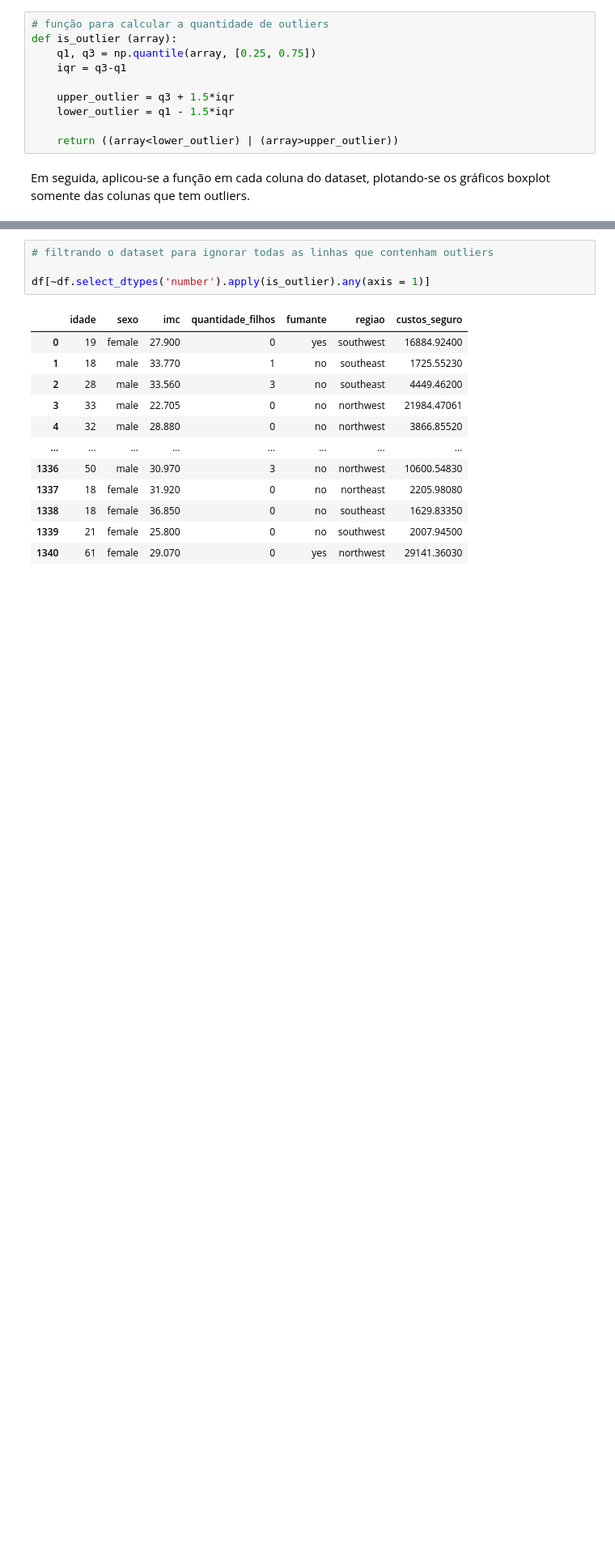
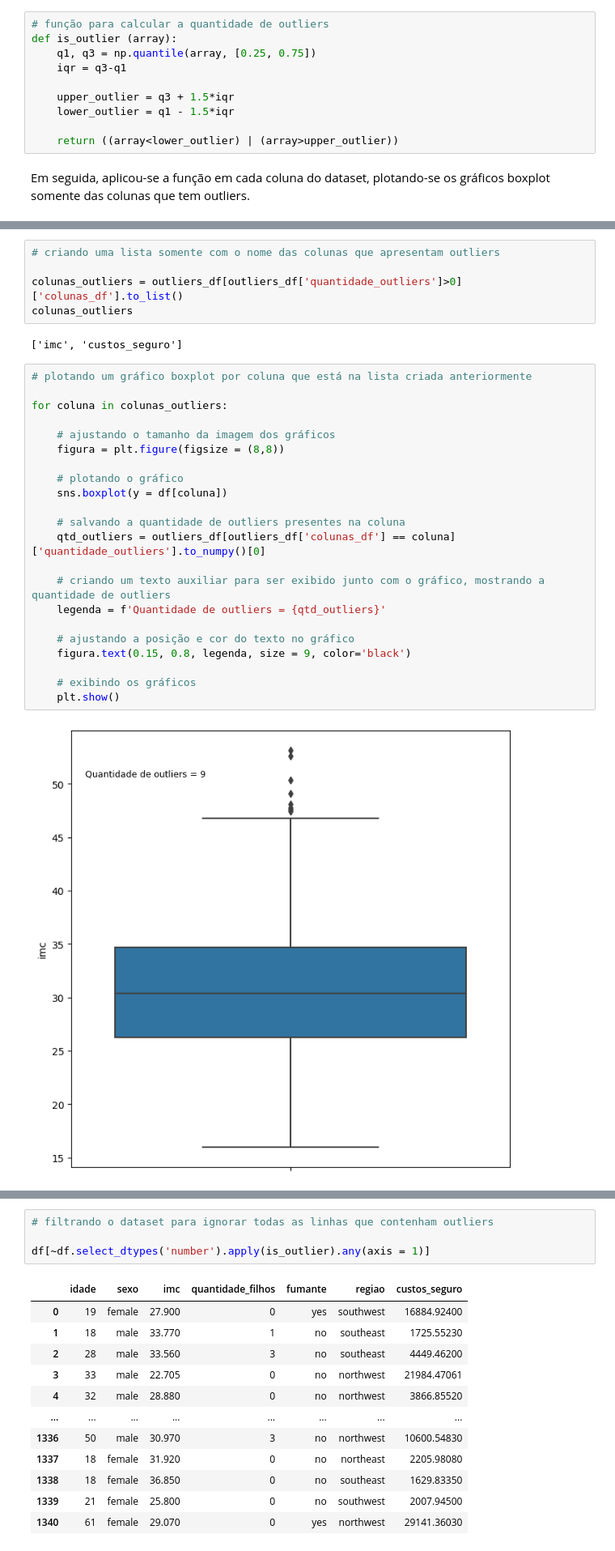
Before and after one commit to rfprates/regressao_seguro, a Jupyter notebook: case_preco_seguros.ipynb, the cells around one changed output, grey strips where cells are left out. Shown: that part at 81% size. Cells and saved outputs as stored; diff of their text form; blank space fills up the shorter version.

```diff
--- a/case_preco_seguros.ipynb
+++ b/case_preco_seguros.ipynb
@@ -186,0 +176,31 @@ for coluna in colunas_outliers:
+# %%
+# criando uma lista somente com o nome das colunas que apresentam outliers
+
+colunas_outliers = outliers_df[outliers_df['quantidade_outliers']>0]['colunas_df'].to_list()
+colunas_outliers
+# %% [output]
+['imc', 'custos_seguro']
+# %%
+# plotando um gráfico boxplot por coluna que está na lista criada anteriormente
+
+for coluna in colunas_outliers:
+
+    # ajustando o tamanho da imagem dos gráficos
+    figura = plt.figure(figsize = (8,8))
+
+    # plotando o gráfico
+    sns.boxplot(y = df[coluna])
+
+    # salvando a quantidade de outliers presentes na coluna
+    qtd_outliers = outliers_df[outliers_df['colunas_df'] == coluna]['quantidade_outliers'].to_numpy()[0]
+
+    # criando um texto auxiliar para ser exibido junto com o gráfico, mostrando a quantidade de outliers
+    legenda = f'Quantidade de outliers = {qtd_outliers}'
+
+    # ajustando a posição e cor do texto no gráfico
+    figura.text(0.15, 0.8, legenda, size = 9, color='black')
+
+    # exibindo os gráficos
+    plt.show()
+# %% [output]
+[figure, added]
```
Also changed, not shown: parts of 4 cells of this notebook.
